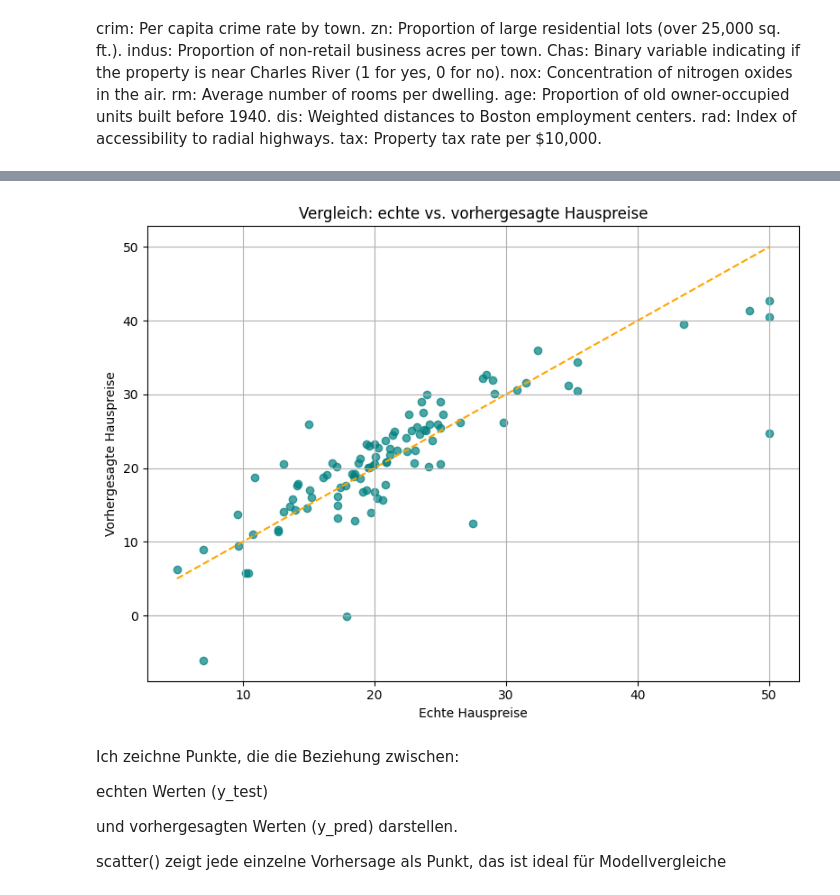
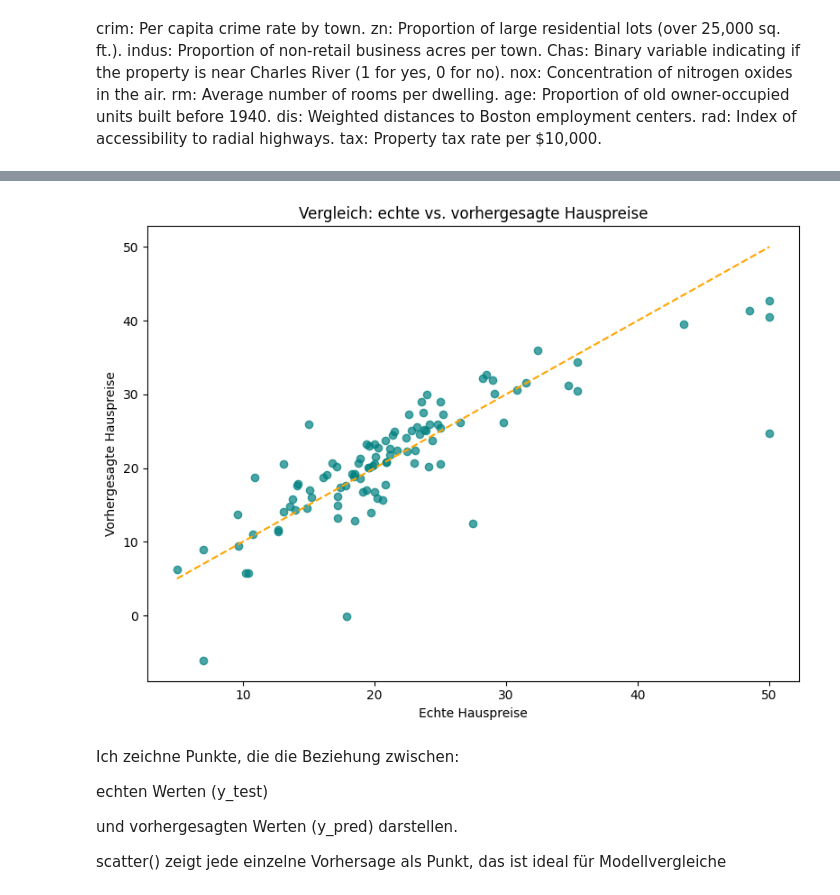
Before and after one commit to RonaldCrack10/Boston_House_Pricing_dataset, a Jupyter notebook: Regression Boston Housing.ipynb, the cells around one changed output, grey strips where cells are left out. Drawn from its saved outputs; the diff is of its cells as text; code cells hidden in the pictures.

```diff
--- a/Regression Boston Housing.ipynb
+++ b/Regression Boston Housing.ipynb
@@ -52,5 +91,10 @@ dtype: int64
 # %%
-df['rm'] = df['rm'].fillna(df['rm'].mean())
+df['rm'] = df['rm'].fillna(df['rm'].mean)
+# %%
+# mean_zn = df['zn'].mean
+# df['zn'] = df['zn'].replace(0, mean_zn)
+# mean_zn = df['zn'].mean()
+df['zn'] = df['zn'].fillna(df['zn'].mean())
 # %%
 sns.histplot(df)
 # %% [output]
@@ -73,5 +119,5 @@ model = LinearRegression()
 model.fit(X_train, y_train)
 
 
-y_pred = model.predict(X_test)
+# y_pred = model.predict(X_test)
 # %% [output]
@@ -91,15 +125,15 @@ y_pred = model.predict(X_test)
 # %%
 plt.figure(figsize=(8, 6))
 plt.scatter(y_test, y_pred, alpha=0.7, color='teal')
 plt.plot([y_test.min(), y_test.max()], [y_test.min(), y_test.max()], color='orange', linestyle='--')
 plt.xlabel("Echte Hauspreise")
 plt.ylabel("Vorhergesagte Hauspreise")
 plt.title("Vergleich: echte vs. vorhergesagte Hauspreise")
-plt.grid(True)
+plt.grid(False)
 plt.tight_layout()
 plt.show()
 # %% [output]
-[figure, old version]
+[figure, new version]
 # %% [markdown]
 Ich zeichne Punkte, die die Beziehung zwischen:
 
```
Also changed, not shown: parts of 9 cells of this notebook, 1 other file.
